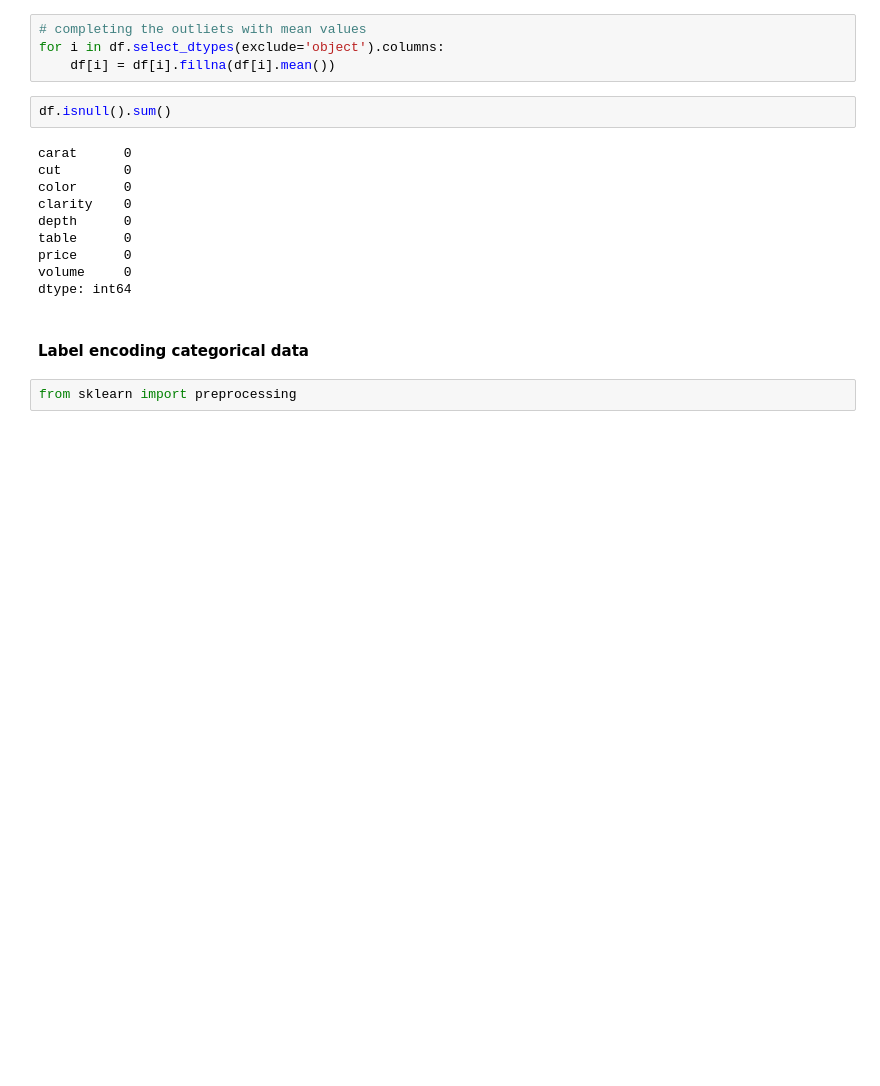
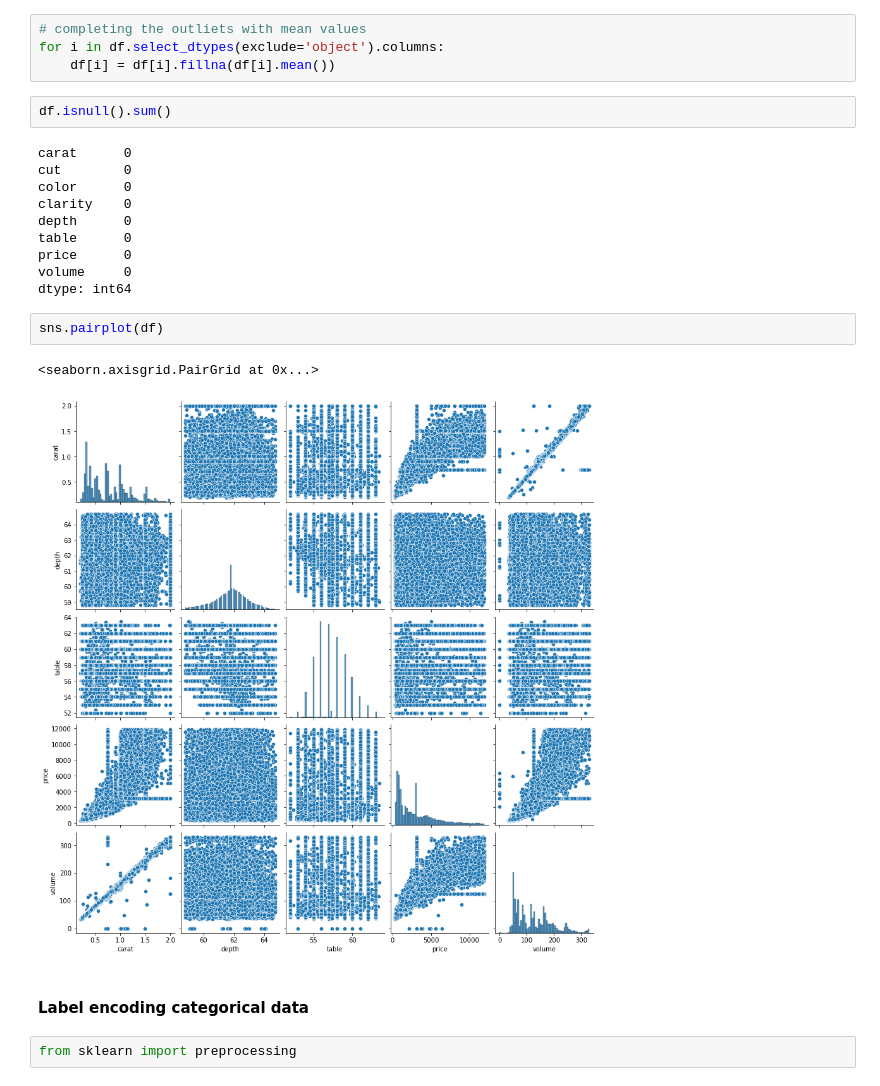
Before and after one commit to ssarahreyes/diamonds_machinelearning, a Jupyter notebook: notebooks/diamonds_machinelearning.ipynb, the cells around one changed output. Drawn from its saved outputs; the diff is of its cells as text; blank space fills up the shorter version.

```diff
--- a/notebooks/diamonds_machinelearning.ipynb
+++ b/notebooks/diamonds_machinelearning.ipynb
@@ -206,6 +206,11 @@ table      0
 price      0
 volume     0
 dtype: int64
+# %%
+sns.pairplot(df)
+# %% [output]
+<seaborn.axisgrid.PairGrid at 0x...>
+[figure, added]
 # %% [markdown]
 #### Label encoding categorical data
 # %%
```
Also changed, not shown: parts of 11 cells of this notebook, 7 other files.
